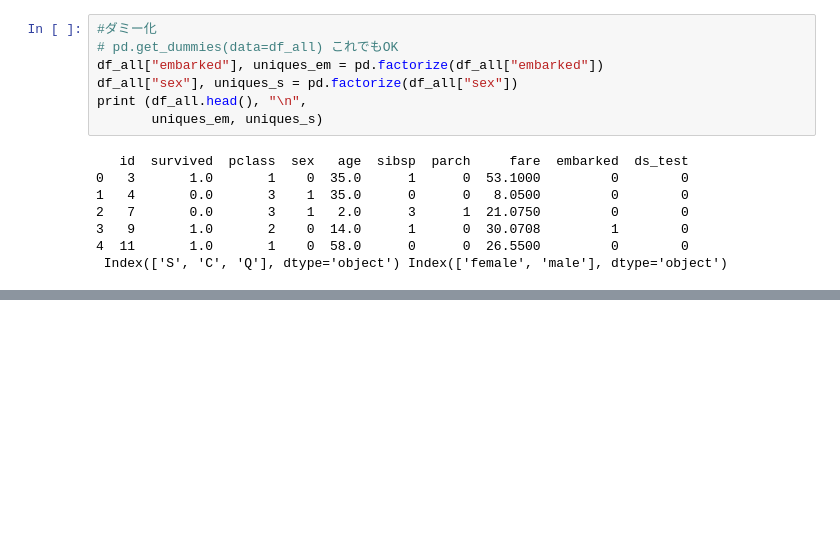
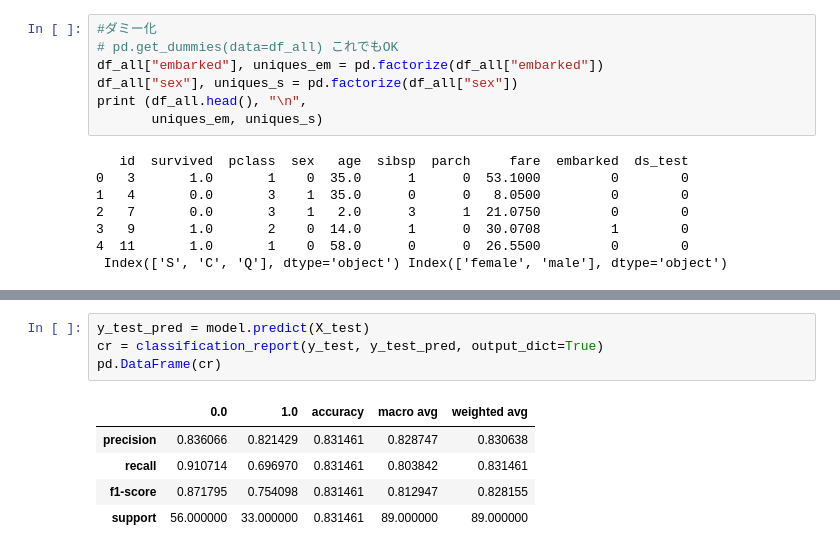
Before and after one commit to itsukikawamu/practice_python, a Jupyter notebook: src/SIGNATE/titanic/titanic3.ipynb, the cells around one changed output, grey strips where cells are left out. Saved outputs shown, nothing was run; the diff lists cells and outputs as text; blank space fills up the shorter version.

```diff
--- a/src/SIGNATE/titanic/titanic3.ipynb
+++ b/src/SIGNATE/titanic/titanic3.ipynb
@@ -198,0 +230,10 @@ print (df_all.head(), "\n",
+# %%
+y_test_pred = model.predict(X_test)
+cr = classification_report(y_test, y_test_pred, output_dict=True)
+pd.DataFrame(cr)
+# %% [output]
+|  | 0.0 | 1.0 | accuracy | macro avg | weighted avg |
+| precision | 0.836066 | 0.821429 | 0.831461 | 0.828747 | 0.830638 |
+| recall | 0.910714 | 0.696970 | 0.831461 | 0.803842 | 0.831461 |
+| f1-score | 0.871795 | 0.754098 | 0.831461 | 0.812947 | 0.828155 |
+| support | 56.000000 | 33.000000 | 0.831461 | 89.000000 | 89.000000 |
```
Also changed, not shown: parts of 9 cells of this notebook, 1 other file.
